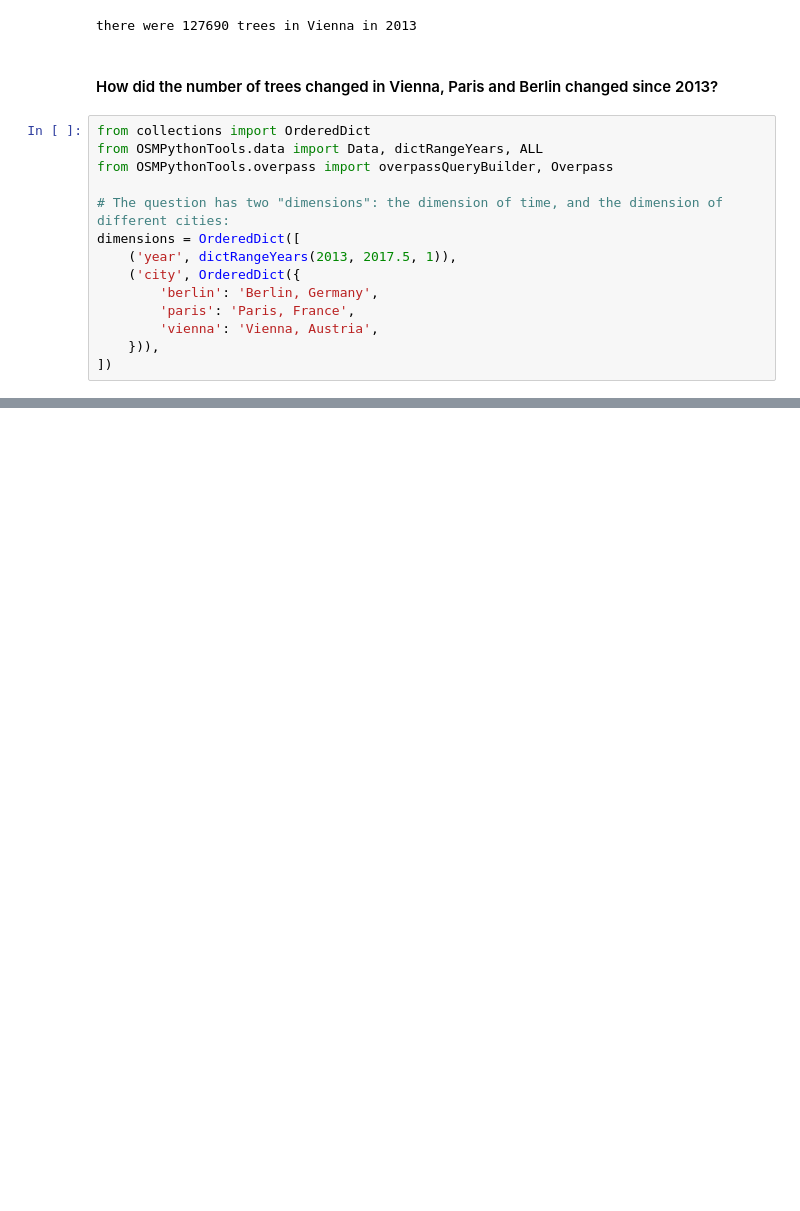
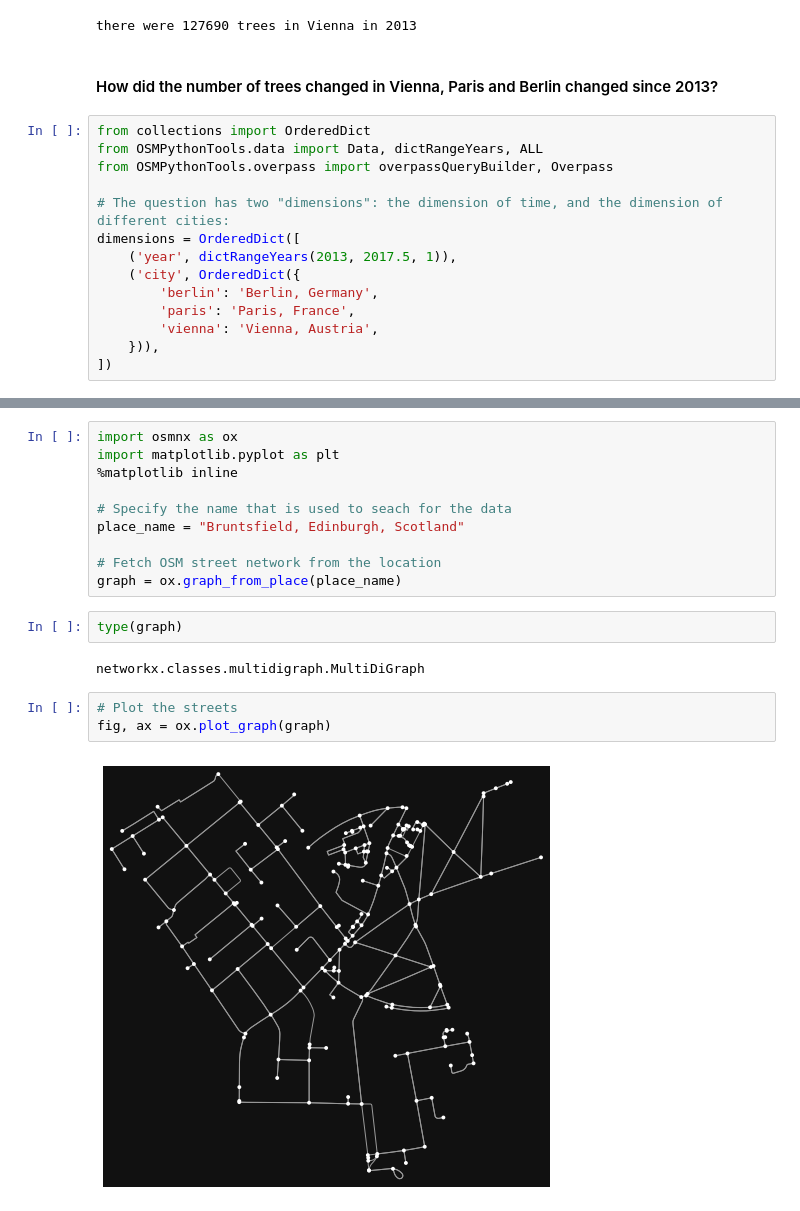
Before and after one commit to EArtiges/Bike_Share_data, a Jupyter notebook: Get_OSM_Data.ipynb, the cells around one changed output, grey strips where cells are left out. Cells and saved outputs as stored; diff of their text form; blank space fills up the shorter version.

```diff
--- a/Get_OSM_Data.ipynb
+++ b/Get_OSM_Data.ipynb
@@ -70,0 +116,19 @@ data.select(city=ALL).getCSV()
+# %%
+import osmnx as ox
+import matplotlib.pyplot as plt
+%matplotlib inline
+
+# Specify the name that is used to seach for the data
+place_name = "Bruntsfield, Edinburgh, Scotland"
+
+# Fetch OSM street network from the location
+graph = ox.graph_from_place(place_name)
+# %%
+type(graph)
+# %% [output]
+networkx.classes.multidigraph.MultiDiGraph
+# %%
+# Plot the streets
+fig, ax = ox.plot_graph(graph)
+# %% [output]
+[figure, added]
```
Also changed, not shown: parts of 9 cells of this notebook.
